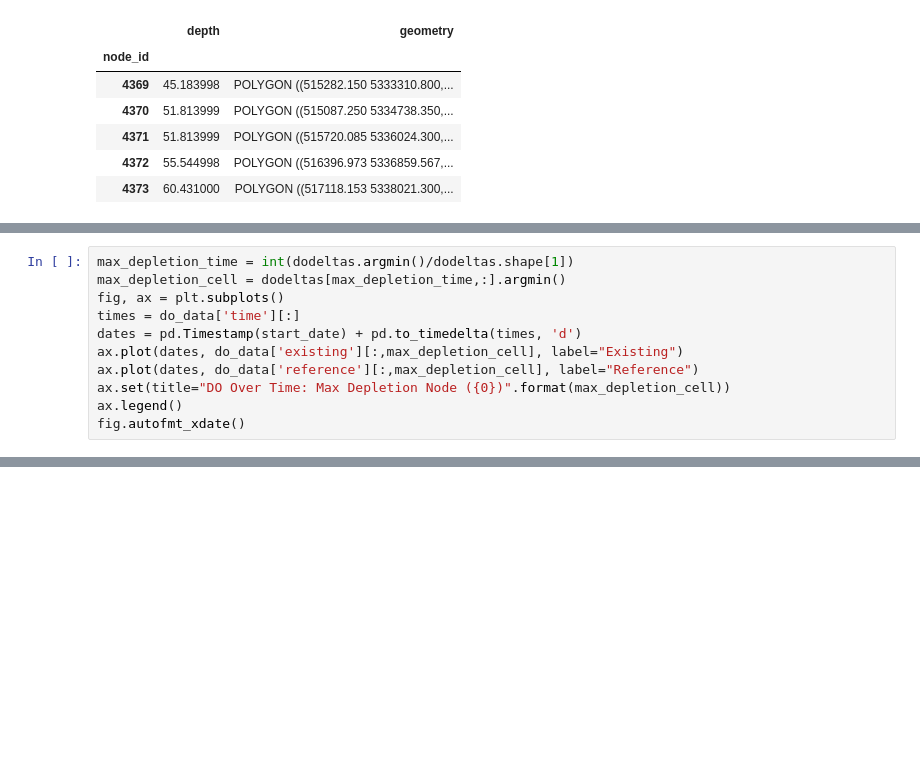
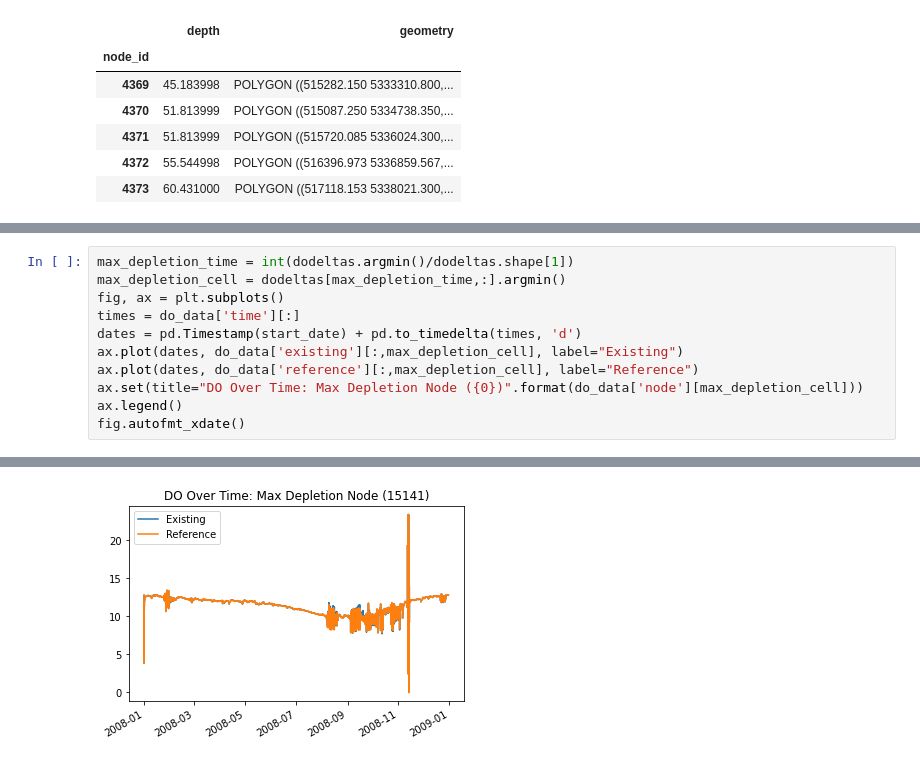
Before and after one commit to bedaro/ssm-analysis, a Jupyter notebook: DO Compliance.ipynb, the cells around one changed output, grey strips where cells are left out. Cells and saved outputs as stored; diff of their text form; blank space fills up the shorter version.

```diff
--- a/DO Compliance.ipynb
+++ b/DO Compliance.ipynb
@@ -84,7 +102,7 @@ times = do_data['time'][:]
 dates = pd.Timestamp(start_date) + pd.to_timedelta(times, 'd')
 ax.plot(dates, do_data['existing'][:,max_depletion_cell], label="Existing")
 ax.plot(dates, do_data['reference'][:,max_depletion_cell], label="Reference")
-ax.set(title="DO Over Time: Max Depletion Node ({0})".format(max_depletion_cell))
+ax.set(title="DO Over Time: Max Depletion Node ({0})".format(do_data['node'][max_depletion_cell]))
 ax.legend()
 fig.autofmt_xdate()
 # %% [output]
@@ -92,3 +109,4 @@ fig.autofmt_xdate()
+[figure, added]
 # %%
 # Representative areas of each node
 areas = domain.loc[do_data['node'][:].data].area
```
Also changed, not shown: parts of 9 cells of this notebook, 7 other files.
